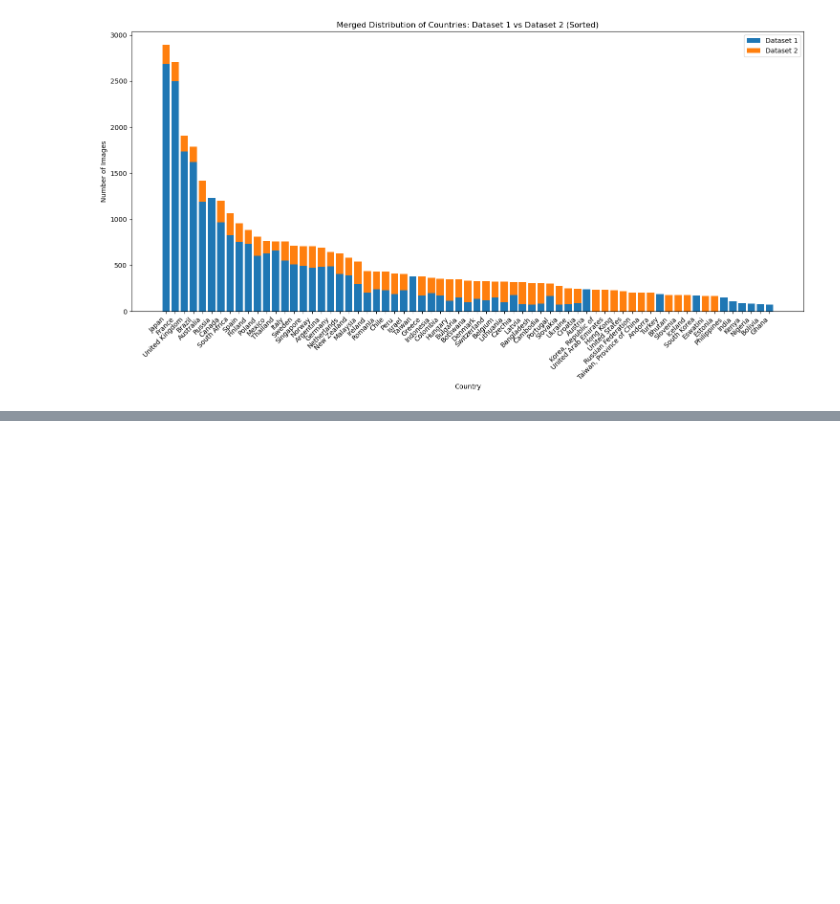
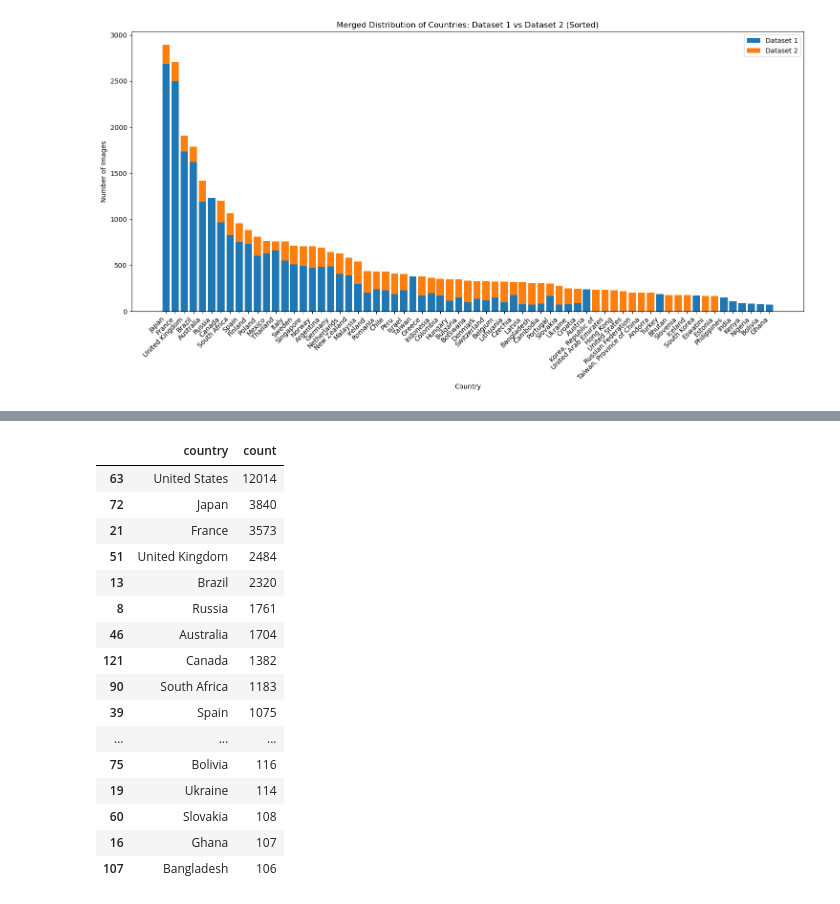
Before and after one commit to SamueleMancini/rainbot, a Jupyter notebook: datasets.ipynb, the cells around one changed output, grey strips where cells are left out. Saved outputs shown, nothing was run; the diff lists cells and outputs as text; code cells hidden in the pictures; blank space fills up the shorter version.

```diff
--- a/datasets.ipynb
+++ b/datasets.ipynb
@@ -109,0 +136,26 @@ plt.show()
+# %%
+# ─── STEP 2: Build a DataFrame (keep only countries with more than 100 counts) and display ─────────────────────────────────────
+df_counts3 = (
+    pd.DataFrame.from_dict(country_counts3, orient='index', columns=['count'])
+      .reset_index().rename(columns={'index':'country'})
+      .sort_values('count', ascending=False)
+      .query('count > 100')
+)
+# %% [output]
+|  | country | count |
+| 63 | United States | 12014 |
+| 72 | Japan | 3840 |
+| 21 | France | 3573 |
+| 51 | United Kingdom | 2484 |
+| 13 | Brazil | 2320 |
+| 8 | Russia | 1761 |
+| 46 | Australia | 1704 |
+| 121 | Canada | 1382 |
+| 90 | South Africa | 1183 |
+| 39 | Spain | 1075 |
+| ... | ... | ... |
+| 75 | Bolivia | 116 |
+| 19 | Ukraine | 114 |
+| 60 | Slovakia | 108 |
+| 16 | Ghana | 107 |
+| 107 | Bangladesh | 106 |
```
Also changed, not shown: parts of 7 cells of this notebook.
